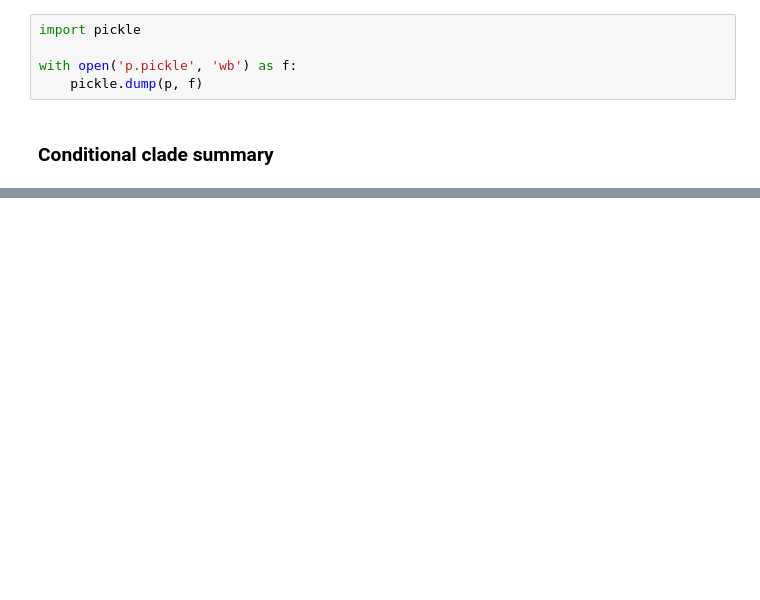
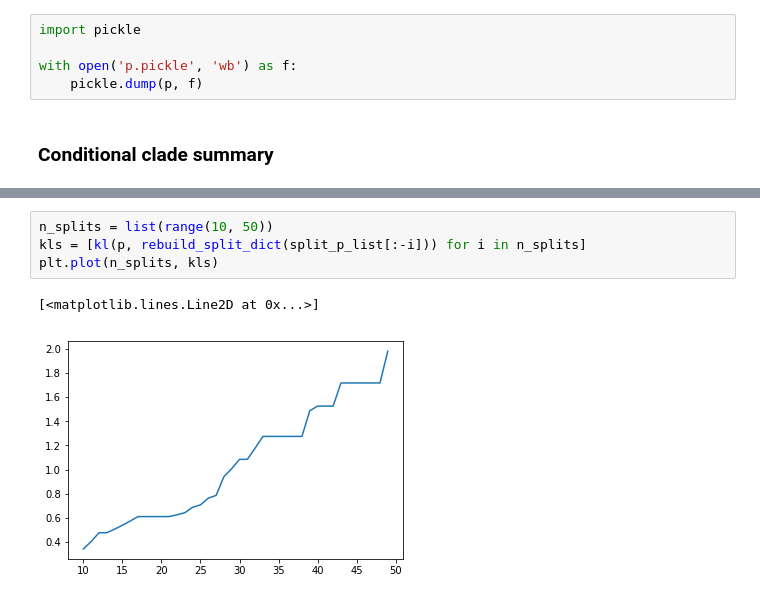
Before and after one commit to christiaanjs/phylo-hacking, a Jupyter notebook: cc/clades.ipynb, the cells around one changed output, grey strips where cells are left out. Cells and saved outputs as stored; diff of their text form; blank space fills up the shorter version.

```diff
--- a/cc/clades.ipynb
+++ b/cc/clades.ipynb
@@ -314,0 +374,7 @@ p_approxs
+# %%
+n_splits = list(range(10, 50))
+kls = [kl(p, rebuild_split_dict(split_p_list[:-i])) for i in n_splits]
+plt.plot(n_splits, kls)
+# %% [output]
+[<matplotlib.lines.Line2D at 0x...>]
+[figure, added]
```
Also changed, not shown: parts of 18 cells of this notebook, 2 other files.
